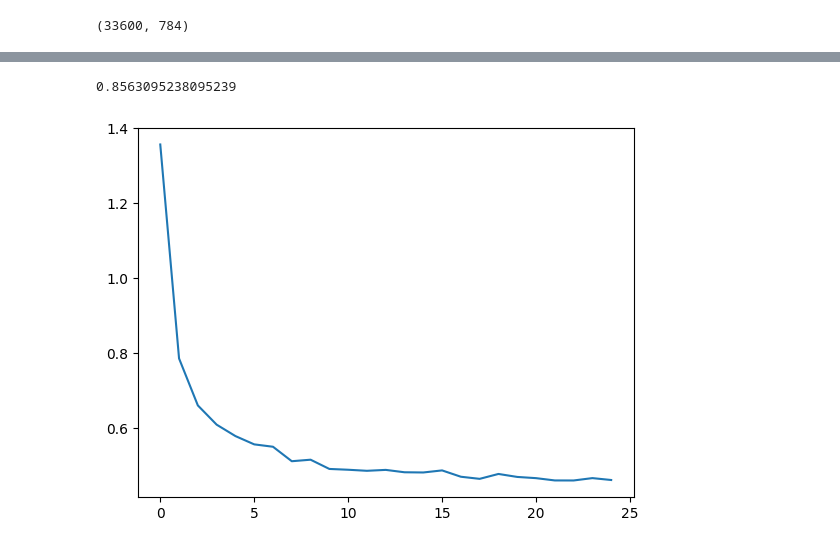
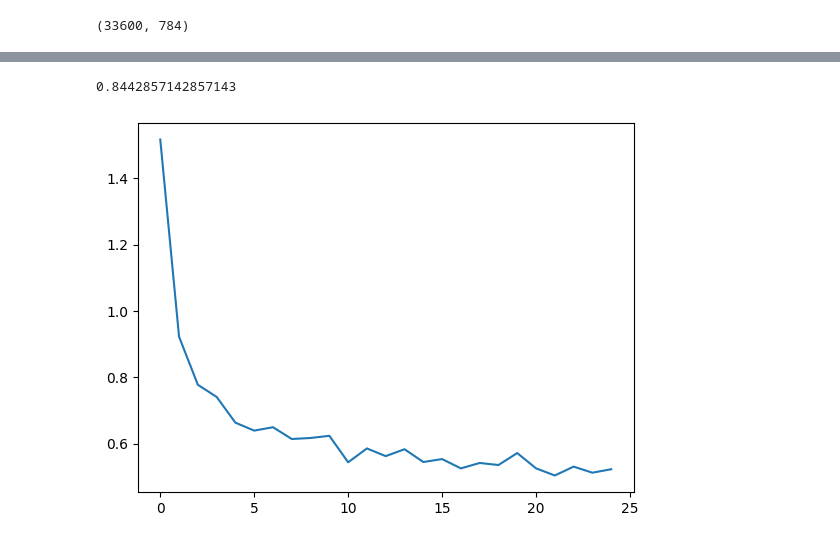
Before and after one commit to ankit869/Multilayer-Neural-Network, a Jupyter notebook: mnist_test.ipynb, the cells around one changed output, grey strips where cells are left out. Saved outputs shown, nothing was run; the diff lists cells and outputs as text; code cells hidden in the pictures.

```diff
--- a/mnist_test.ipynb
+++ b/mnist_test.ipynb
@@ -75,9 +75,10 @@ model = Sequential()
 initializer = keras.initializers.GlorotUniform(seed=3)
 model.add(Dense(10, activation='tanh', input_dim=784,kernel_initializer=initializer))
 model.add(Dense(10, activation='softmax',kernel_initializer=initializer))
-model.compile(loss='CategoricalCrossentropy', metrics=['mse'])
+optimizer = keras.optimizers.Adam(learning_rate=0.001)
+model.compile(loss='CategoricalCrossentropy', metrics=['mse'],optimizer=optimizer)
 model.summary()
-history = model.fit(X_train, Y_train, epochs=25,verbose=0)
+history = model.fit(X_train, Y_train, epochs=25,verbose=1)
 Y_pred = model.predict(X_test)
 plt.plot(history.history['loss'])
 Y_p = np.argmax(Y_pred,axis=1)
@@ -101,2 +105,2 @@ _________________________________________________________________
-0.8563095238095239
+0.8442857142857143
-[figure, old version]
+[figure, new version]
```
Also changed, not shown: parts of 2 cells of this notebook, 6 other files.
